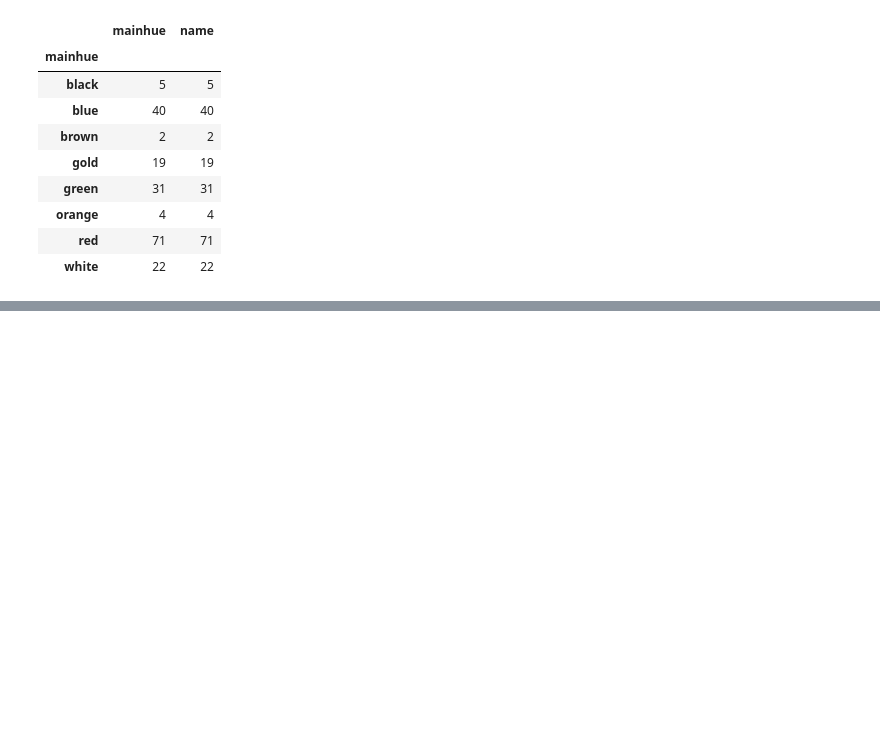
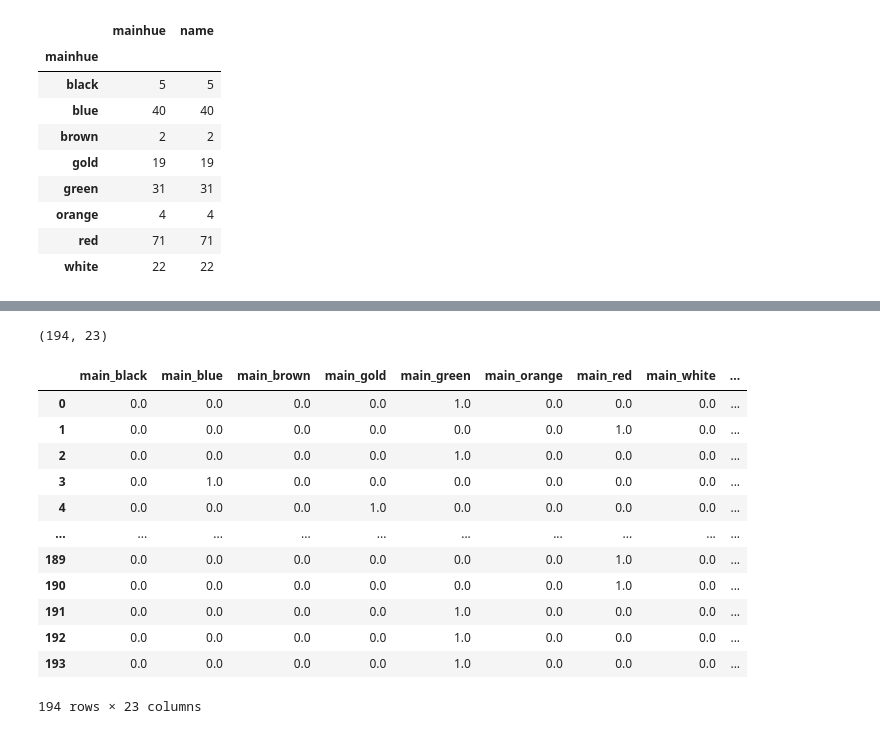
Before and after one commit to solnotka/Netology_ML, a Jupyter notebook: lab.ipynb, the cells around one changed output, grey strips where cells are left out. Saved outputs shown, nothing was run; the diff lists cells and outputs as text; code cells hidden in the pictures; blank space fills up the shorter version.

```diff
--- a/lab.ipynb
+++ b/lab.ipynb
@@ -85,0 +113,8 @@ data[['mainhue', 'name']].groupby(data['mainhue']).count()
+# %%
+data_flags = data.iloc[:, 6:]
+enc = OneHotEncoder()
+enc.fit(data_flags[['mainhue', 'topleft', 'botright']])
+df = enc.transform(data_flags[['mainhue', 'topleft', 'botright']]).toarray()
+df.shape
+# %% [output]
+(194, 23)
@@ -85,0 +127,17 @@ data[['mainhue', 'name']].groupby(data['mainhue']).count()
+# %%
+dfd = pd.DataFrame(data=df, columns=df_columns)
+dfd
+# %% [output]
+|  | main_black | main_blue | main_brown | main_gold | main_green | main_orange | main_red | main_white | ... |
+| 0 | 0.0 | 0.0 | 0.0 | 0.0 | 1.0 | 0.0 | 0.0 | 0.0 | ... |
+| 1 | 0.0 | 0.0 | 0.0 | 0.0 | 0.0 | 0.0 | 1.0 | 0.0 | ... |
+| 2 | 0.0 | 0.0 | 0.0 | 0.0 | 1.0 | 0.0 | 0.0 | 0.0 | ... |
+| 3 | 0.0 | 1.0 | 0.0 | 0.0 | 0.0 | 0.0 | 0.0 | 0.0 | ... |
+| 4 | 0.0 | 0.0 | 0.0 | 1.0 | 0.0 | 0.0 | 0.0 | 0.0 | ... |
+| ... | ... | ... | ... | ... | ... | ... | ... | ... | ... |
+| 189 | 0.0 | 0.0 | 0.0 | 0.0 | 0.0 | 0.0 | 1.0 | 0.0 | ... |
+| 190 | 0.0 | 0.0 | 0.0 | 0.0 | 0.0 | 0.0 | 1.0 | 0.0 | ... |
+| 191 | 0.0 | 0.0 | 0.0 | 0.0 | 1.0 | 0.0 | 0.0 | 0.0 | ... |
+| 192 | 0.0 | 0.0 | 0.0 | 0.0 | 1.0 | 0.0 | 0.0 | 0.0 | ... |
+| 193 | 0.0 | 0.0 | 0.0 | 0.0 | 1.0 | 0.0 | 0.0 | 0.0 | ... |
+194 rows × 23 columns
```
Also changed, not shown: parts of 10 cells of this notebook, 7 other files.
